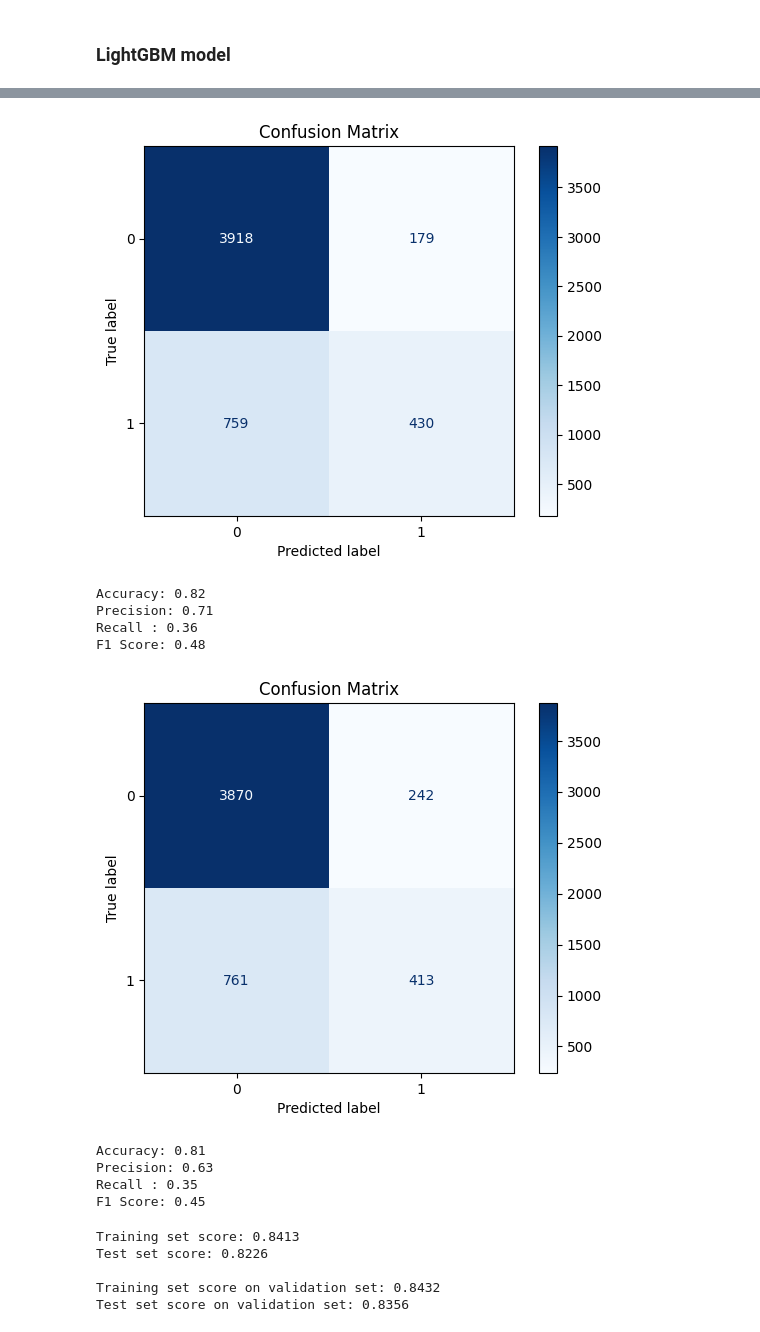
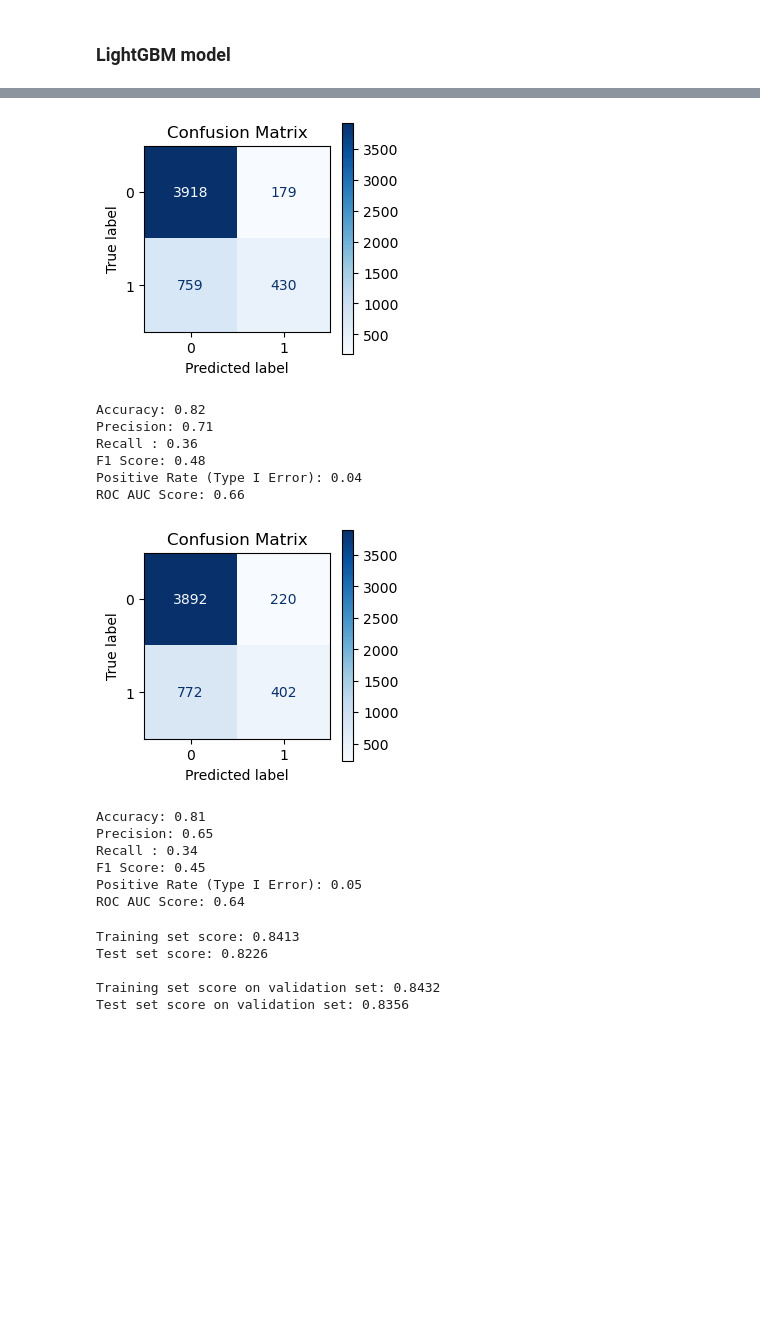
Before and after one commit to lopez-Luis89/Default_Risk, a Jupyter notebook: Final Project.ipynb, the cells around one changed output, grey strips where cells are left out. Cells and saved outputs as stored; diff of their text form; code cells hidden in the pictures; blank space fills up the shorter version.

Commit message:
ML model updated (Luis)

```diff
--- a/Final Project.ipynb
+++ b/Final Project.ipynb
@@ -287,6 +299,13 @@ Financial behaviors, including bill statement amounts (BILL_AMT1 to BILL_AMT6) a
 ### Outlier Treatment
 # %%
 def outlier_treatment(df):
+
+    """
+    This function takes in a DataFrame and performs outlier treatment by removing points that are beyond 3 standard deviations
+    from the mean for each non-binary column. Binary columns (columns with two or fewer unique values) are skipped. It then returns
+    the updated dataframe
+    """
+
     indices_to_drop = set()
     for i in df.columns:
 
@@ -432,0 +405,24 @@ I will probably try an d get some more information using K-MEans clustering appr
+# %%
+def metrics(y_test, predictions):
+    '''
+    This fucntion takes in the testing set and the predictions made by the algorithm and calculates the metrics and
+    plots the confusion matrix to evaluate the performance of the classifier.
+
+    '''
+    conf_mtrx = confusion_matrix(y_test, predictions)
+    disp = ConfusionMatrixDisplay(confusion_matrix=conf_mtrx)
+    fig, ax = plt.subplots(figsize=(3, 3))
+    disp.plot(cmap='Blues', include_values=True, ax=ax)
+    plt.title('Confusion Matrix')
+    plt.show();
+
+    print(f'Accuracy: {round(accuracy_score(y_test,predictions),2)}')
+    print(f'Precision: {round(precision_score(y_test, predictions),2)}')
+    print(f'Recall : {round(recall_score(y_test, predictions),2)}')
+    print(f'F1 Score: {round(f1_score(y_test, predictions),2)}')
+
+    # Type I error calculation, since this is the error we want to minimize
+    cm = confusion_matrix(y_test, predictions)
+    tn, fp, fn, tp = cm.ravel()
+    false_positive_rate = fp / (fp + tn)
+    print(f'Positive Rate (Type I Error): {round(false_positive_rate,2)}')
@@ -441,9 +590,6 @@ param_grid = {
     'metric': ['auc']
 }
 # %%
-from sklearn.model_selection import GridSearchCV
-import lightgbm as lgb
-
 # Initialize an empty dictionary to store the best hyperparameters and their values
 best_hyperparameters = {}
 best_values = {}
@@ -451,7 +597,7 @@ best_values = {}
 # Initialize the LightGBM classifier
 # other boosting types: ‘gbdt’ traditional Gradient Boosting Decision Tree.
 # ‘dart’Dropouts meet Multiple Additive Regression Trees. ‘rf’ Random Forest
-lgb_classifier = lgb.LGBMClassifier(objective='binary', boosting_type='dart')
+lgb_classifier = lgb.LGBMClassifier(objective='binary', boosting_type='dart', verbose = -1)
 
 # Initialize GridSearchCV for hyperparameters
 grid_search = GridSearchCV(estimator=lgb_classifier, param_grid=param_grid,
@@ -555,21 +683,30 @@ y_pred=clf.predict(x_test, num_iteration=bst.best_iteration)
 y_val_pred = best_model.predict(X_val_test, num_iteration=bst.best_iteration)
 # %%
 # using custom metrics function on a base model and hypertunned model
-metrics(clf, x_test, y_test, y_pred)
+metrics(y_test, y_pred)
+roc_auc = roc_auc_score(y_test, y_pred)
+print(f"ROC AUC Score: {roc_auc:.2f}")
+
 
 # metrics on the validation set
-metrics(best_model,X_val_test,y_val_test, y_val_pred)
+metrics(y_val_test, y_val_pred)
+roc_auc = roc_auc_score(y_val_test, y_val_pred)
+print(f"ROC AUC Score: {roc_auc:.2f}")
 # %% [output]
-[figure, old version]
+[figure, new version]
 Accuracy: 0.82
 Precision: 0.71
 Recall : 0.36
 F1 Score: 0.48
+Positive Rate (Type I Error): 0.04
+ROC AUC Score: 0.66
-[figure, old version]
+[figure, new version]
 Accuracy: 0.81
-Precision: 0.63
-Recall : 0.35
+Precision: 0.65
+Recall : 0.34
 F1 Score: 0.45
+Positive Rate (Type I Error): 0.05
+ROC AUC Score: 0.64
 # %%
 # print the scores on training and test set
 print('Training set score: {:.4f}'.format(clf.score(x_train, y_train)))
```
Also changed, not shown: parts of 29 cells of this notebook.
